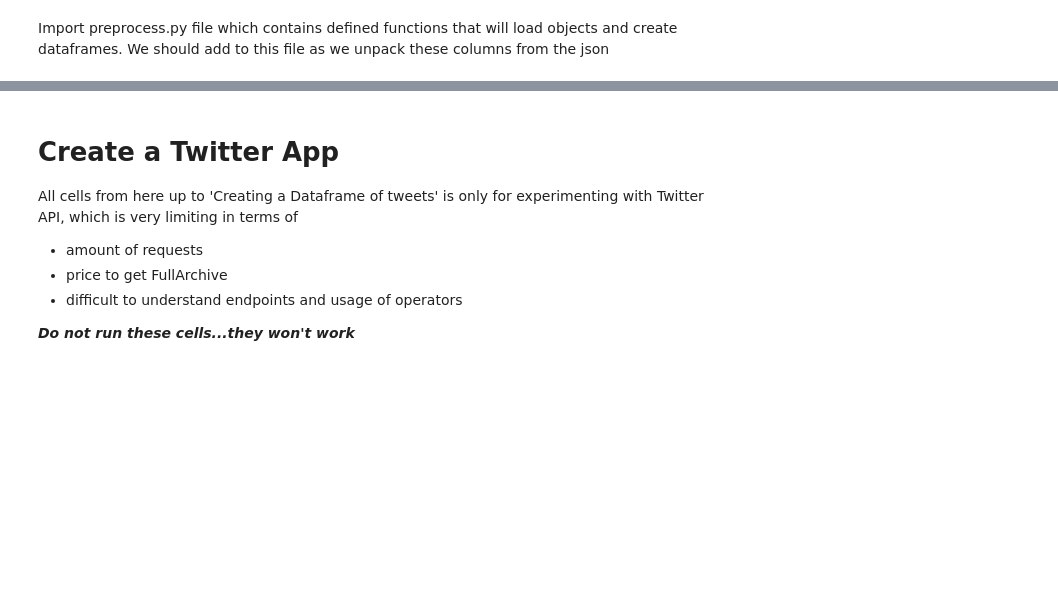
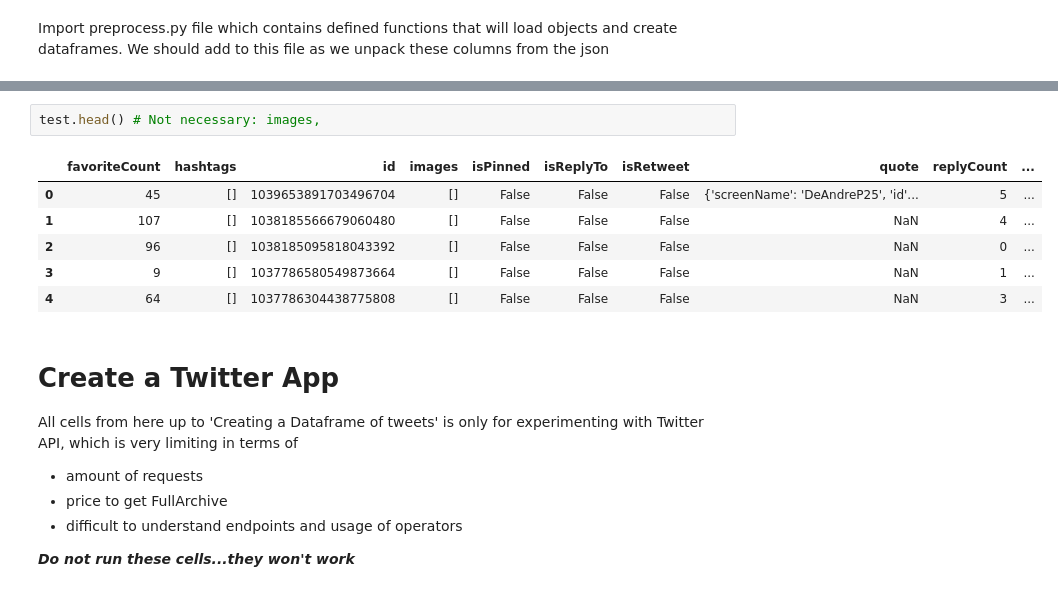
Before and after one commit to karolyxy/breakinghits, a Jupyter notebook: Twitter_cleaning.ipynb, the cells around one changed output, grey strips where cells are left out. Saved outputs shown, nothing was run; the diff lists cells and outputs as text; blank space fills up the shorter version.

```diff
--- a/Twitter_cleaning.ipynb
+++ b/Twitter_cleaning.ipynb
@@ -55,3 +103,12 @@ hash_tags = tweet_open('hash.json')
+# %%
+test.head() # Not necessary: images,
+# %% [output]
+|  | favoriteCount | hashtags | id | images | isPinned | isReplyTo | isRetweet | quote | replyCount | ... |
+| 0 | 45 | [] | 1039653891703496704 | [] | False | False | False | {'screenName': 'DeAndreP25', 'id'... | 5 | ... |
+| 1 | 107 | [] | 1038185566679060480 | [] | False | False | False | NaN | 4 | ... |
+| 2 | 96 | [] | 1038185095818043392 | [] | False | False | False | NaN | 0 | ... |
+| 3 | 9 | [] | 1037786580549873664 | [] | False | False | False | NaN | 1 | ... |
+| 4 | 64 | [] | 1037786304438775808 | [] | False | False | False | NaN | 3 | ... |
 # %% [markdown]
 # Create a Twitter App
 All cells from here up to 'Creating a Dataframe of tweets' is only for experimenting with Twitter API, which is very limiting in terms of
```
Also changed, not shown: parts of 19 cells of this notebook, 5 other files.
